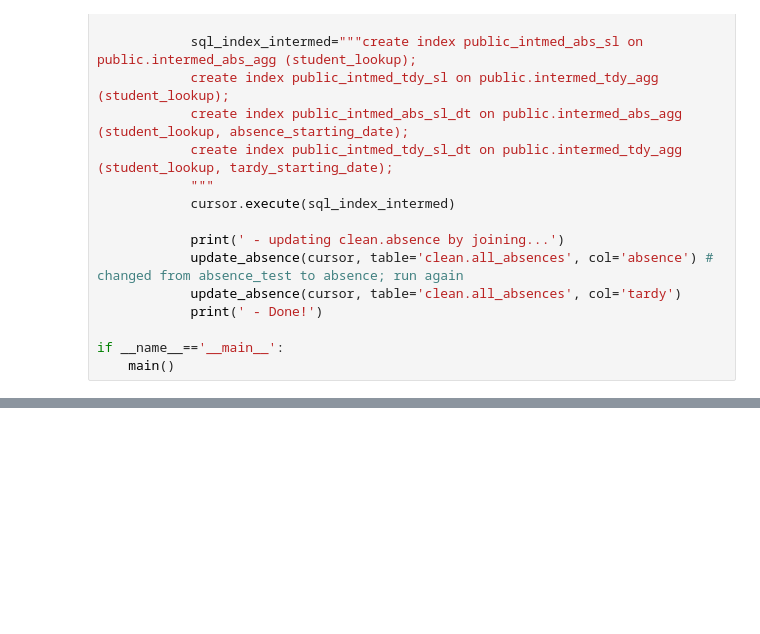
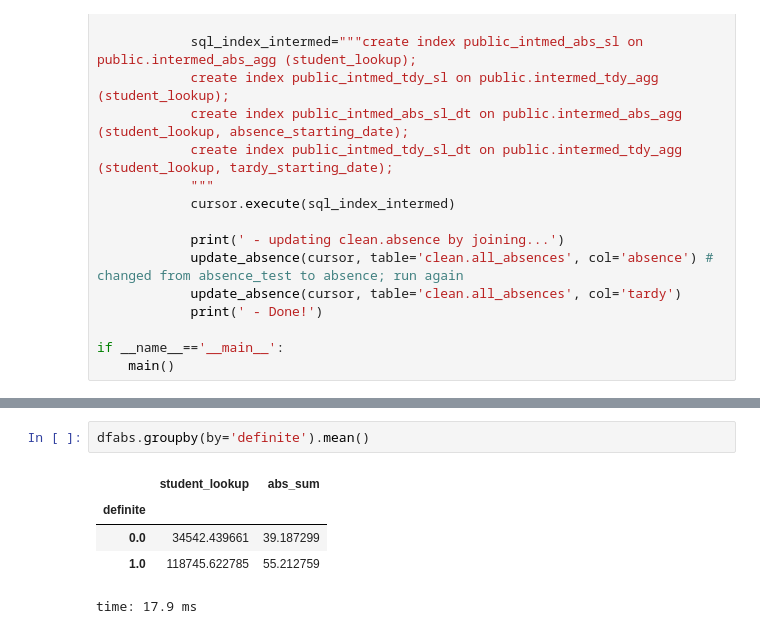
Before and after one commit to jgutman/mvesc, a Jupyter notebook: Features/absence_feature_dev.ipynb, the cells around one changed output, grey strips where cells are left out. Drawn from its saved outputs; the diff is of its cells as text; blank space fills up the shorter version.

```diff
--- a/Features/absence_feature_dev.ipynb
+++ b/Features/absence_feature_dev.ipynb
@@ -690,0 +628,8 @@ time: 3.59 ms
+# %%
+dfabs.groupby(by='definite').mean()
+# %% [output]
+|  | student_lookup | abs_sum |
+| definite |  |  |
+| 0.0 | 34542.439661 | 39.187299 |
+| 1.0 | 118745.622785 | 55.212759 |
+time: 17.9 ms
```
Also changed, not shown: parts of 14 cells of this notebook, 1 other file.
